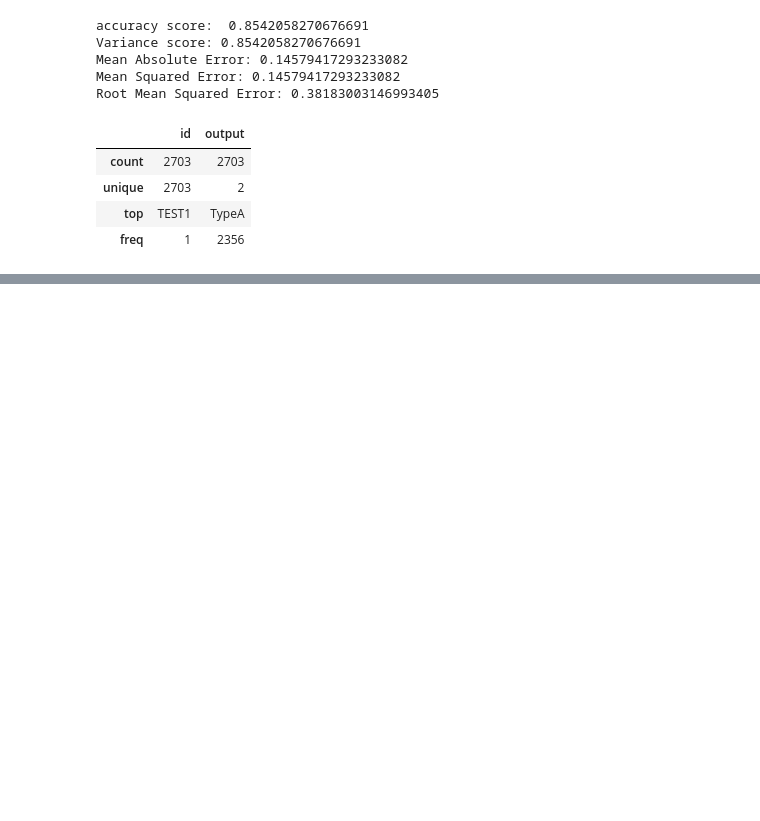
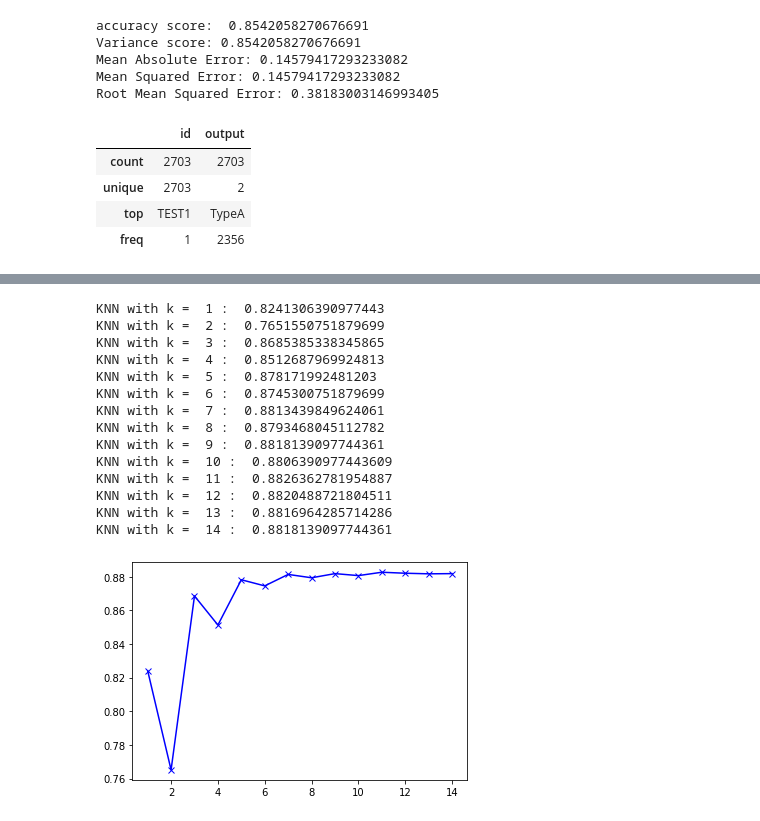
Before and after one commit to Meapy/MachineL, a Jupyter notebook: Assignment2/main.ipynb, the cells around one changed output, grey strips where cells are left out. Drawn from its saved outputs; the diff is of its cells as text; code cells hidden in the pictures; blank space fills up the shorter version.

```diff
--- a/Assignment2/main.ipynb
+++ b/Assignment2/main.ipynb
@@ -247,0 +303,38 @@ Root Mean Squared Error: 0.38183003146993405
+# %%
+#create a function to cross validate the model
+def cross_validate(train_data):
+    #split the data into training and testing data
+    X_train, X_test, y_train, y_test = train_test_split(train_data.drop(['id','output'], axis=1), train_data['output'], test_size=0.35, random_state=4)
+    #create a list of the KNN model with different values of K
+    K = range(1,15)
+    #create an empty list to store the scores of the KNN model with different values of K
+    scores = []
+    #loop through each value of K
+    for k in K:
+        #create a KNN model
+        clf = KNeighborsClassifier(n_neighbors=k)
+        #fit the model to the training data
+        clf = clf.fit(X_train, y_train)
+        #append the scores of the model to scores
+        scores.append(clf.score(X_test, y_test))
+        print("KNN with k = ",k,": ",scores[k-1])
+    #plot the scores of the KNN model with different values of K
+    plt.figure()
+    plt.plot(K, scores, 'bx-')
+cross_validate(train_data)
+# %% [output]
+KNN with k =  1 :  0.8241306390977443
+KNN with k =  2 :  0.7651550751879699
+KNN with k =  3 :  0.8685385338345865
+KNN with k =  4 :  0.8512687969924813
+KNN with k =  5 :  0.878171992481203
+KNN with k =  6 :  0.8745300751879699
+KNN with k =  7 :  0.8813439849624061
+KNN with k =  8 :  0.8793468045112782
+KNN with k =  9 :  0.8818139097744361
+KNN with k =  10 :  0.8806390977443609
+KNN with k =  11 :  0.8826362781954887
+KNN with k =  12 :  0.8820488721804511
+KNN with k =  13 :  0.8816964285714286
+KNN with k =  14 :  0.8818139097744361
+[figure, added]
```
Also changed, not shown: parts of 5 cells of this notebook, 2 other files.
